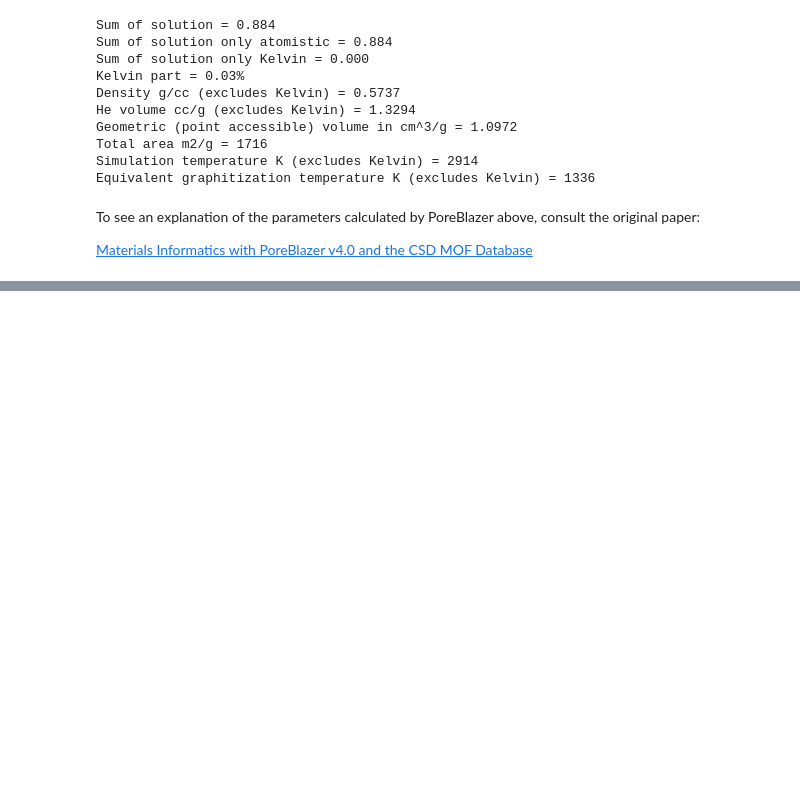
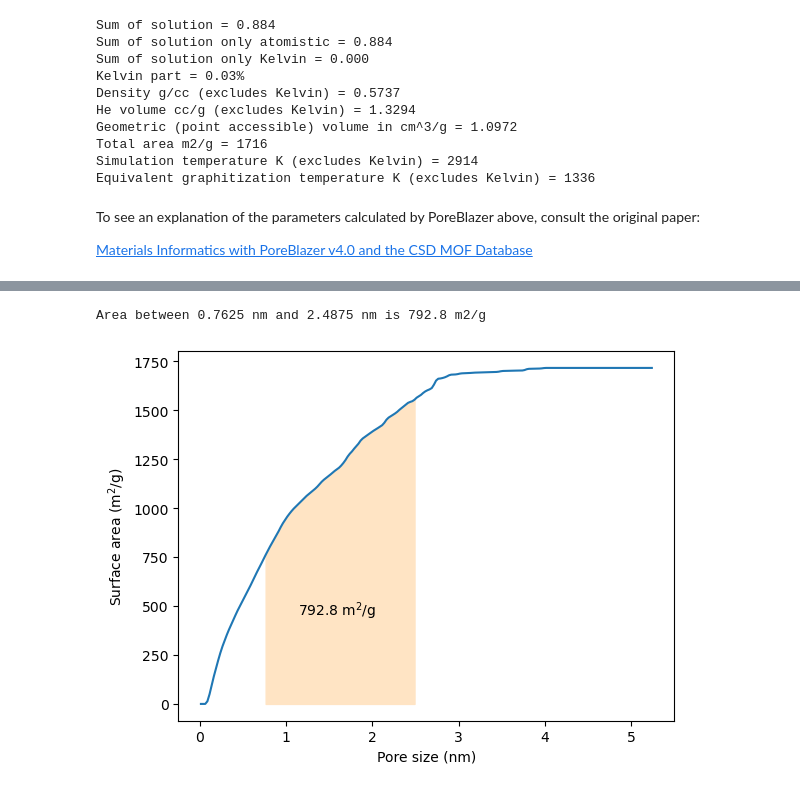
Before and after one commit to nandobike/3d-vis, a Jupyter notebook: 3D_calculation.ipynb, the cells around one changed output, grey strips where cells are left out. Saved outputs shown, nothing was run; the diff lists cells and outputs as text; code cells hidden in the pictures; blank space fills up the shorter version.

```diff
--- a/3D_calculation.ipynb
+++ b/3D_calculation.ipynb
@@ -457,0 +475,23 @@ if True:
+# %%
+cum_area = cumulative_trapezoid(PSD_solution*10/(df_PSD_pb[0]/10), x=df_PSD_pb[0]/10, initial=0)
+cum_area /= cum_area[-1]
+cum_area *= total_area
+
+area_evaluate = range(30,100) #choose the datapoints for area boundary in here. Later we will change to nm instead of index
+area_between = cum_area[area_evaluate[-1]]-cum_area[area_evaluate[0]]
+print(f'Area between {(df_PSD_pb[0]/10)[area_evaluate[0]]} nm and {(df_PSD_pb[0]/10)[area_evaluate[-1]]} nm is {area_between:.1f} m2/g')
+
+
+fig, ax = plt.subplots()
+ax.plot(df_PSD_pb[0]/10, cum_area)
+ax.set_xlabel('Pore size (nm)')
+ax.set_ylabel(r'Surface area (m$^2$/g)')
+
+ax.fill_between((df_PSD_pb[0]/10)[area_evaluate], cum_area[area_evaluate], color='bisque')
+
+ax.text(0.32, 0.3, rf'{area_between:.1f} m$^2$/g', horizontalalignment='center', verticalalignment='center', transform=ax.transAxes)
+
+plt.show()
+# %% [output]
+Area between 0.7625 nm and 2.4875 nm is 792.8 m2/g
+[figure, added]
```
Also changed, not shown: parts of 9 cells of this notebook.
